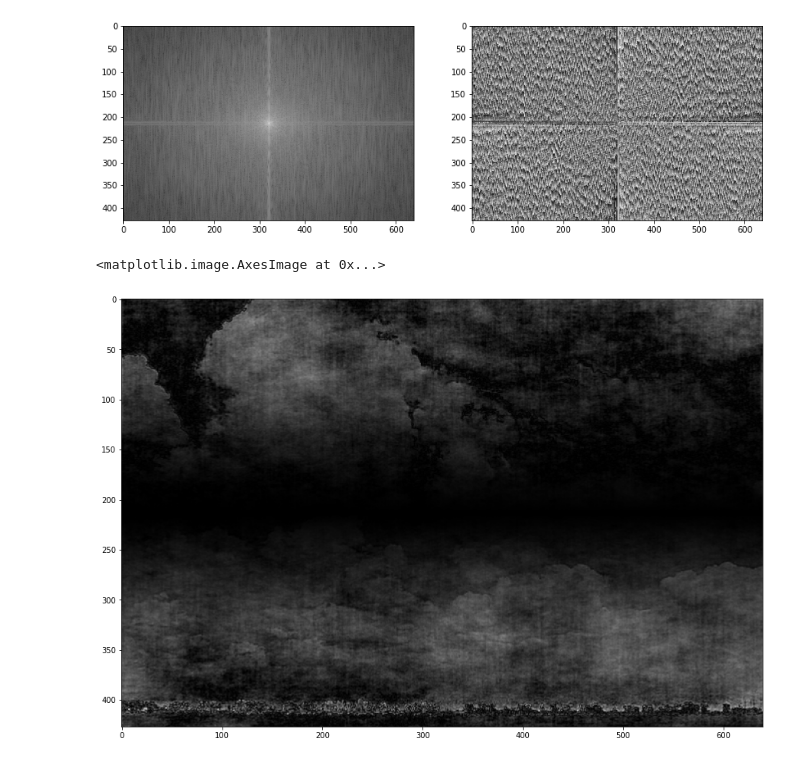
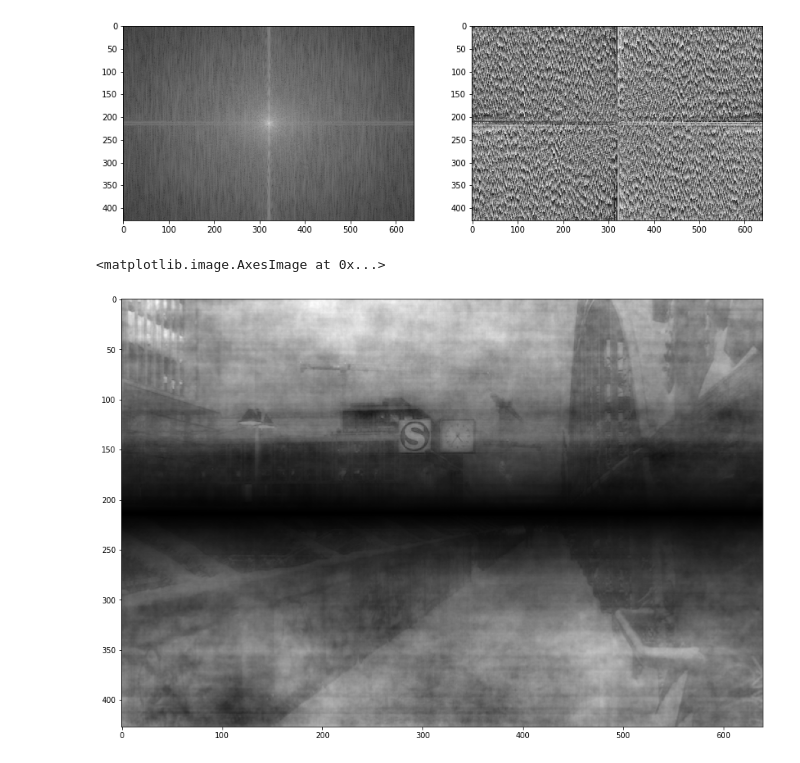
Before and after one commit to EHVB/DSP_Task4, a Jupyter notebook: processing/processing.ipynb, the cells around one changed output. Saved outputs shown, nothing was run; the diff lists cells and outputs as text; code cells hidden in the pictures.

```diff
--- a/processing/processing.ipynb
+++ b/processing/processing.ipynb
@@ -21,5 +14,5 @@ plt.imshow(img1_gray , cmap="gray")
 # %%
-img1_fft = np.fft.fftshift(np.fft.fft2(img1_gray))
+img1_fft = np.fft.fftshift(np.fft.fft2(img1))
 img1_amplitude = np.sqrt(np.real(img1_fft) ** 2 + np.imag(img1_fft) ** 2)
 img1_phase = np.arctan2(np.imag(img1_fft), np.real(img1_fft))
 # %%
@@ -32,8 +25,8 @@ plt.imshow(img1_phase, cmap='gray')
 <matplotlib.image.AxesImage at 0x...>
 [figure]
 # %%
-img2 = imread('img2.jpg')
+img2 = cv2.imread('img2.jpg',0)
 plt.figure(figsize=(14, 18))
-plt.imshow(img2)
+plt.imshow(img2,cmap='gray')
 # %% [output]
 <matplotlib.image.AxesImage at 0x...>
@@ -48,5 +34,5 @@ plt.imshow(img2_gray , cmap="gray")
 # %%
-img2_fft = np.fft.fftshift(np.fft.fft2(img2_gray))
+img2_fft = np.fft.fftshift(np.fft.fft2(img2))
 img2_amplitude = np.sqrt(np.real(img2_fft) ** 2 + np.imag(img2_fft) ** 2)
 img2_phase = np.arctan2(np.imag(img2_fft), np.real(img2_fft))
 # %%
@@ -59,11 +45,11 @@ plt.imshow(img2_phase, cmap='gray')
 <matplotlib.image.AxesImage at 0x...>
 [figure]
 # %%
-comb = np.multiply(img1_amplitude, np.exp(1j * img2_phase))
-desert_coffee = np.real(np.fft.ifft2(comb))
+comb = np.multiply(img2_amplitude, np.exp(1j * img1_phase))
+trans = np.real(np.fft.ifft2(comb))
 # %%
 plt.figure(figsize=(15, 20))
-plt.imshow(np.abs(desert_coffee), cmap='gray')
+plt.imshow(np.abs(trans), cmap='gray')
 # %% [output]
 <matplotlib.image.AxesImage at 0x...>
-[figure, old version]
+[figure, new version]
```
Also changed, not shown: parts of 6 cells of this notebook, 1 other file.
